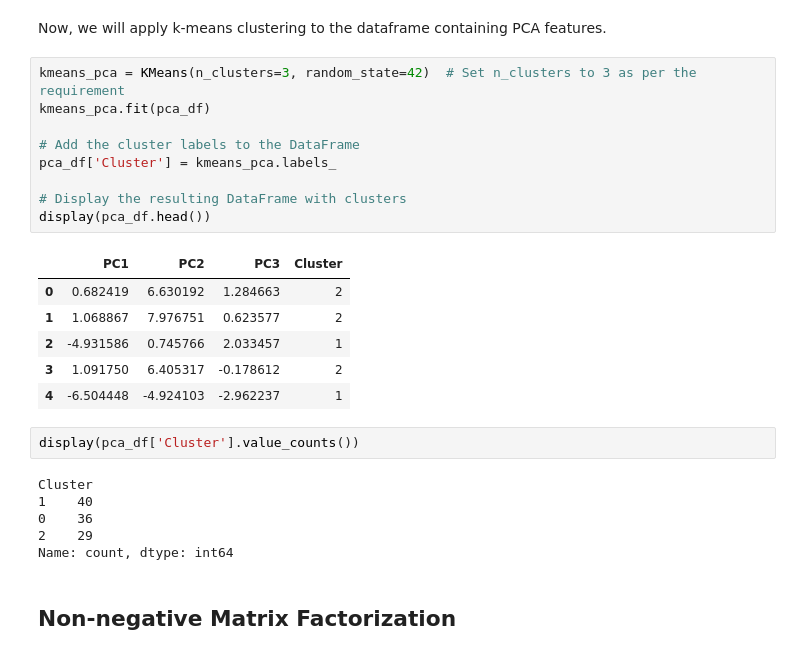
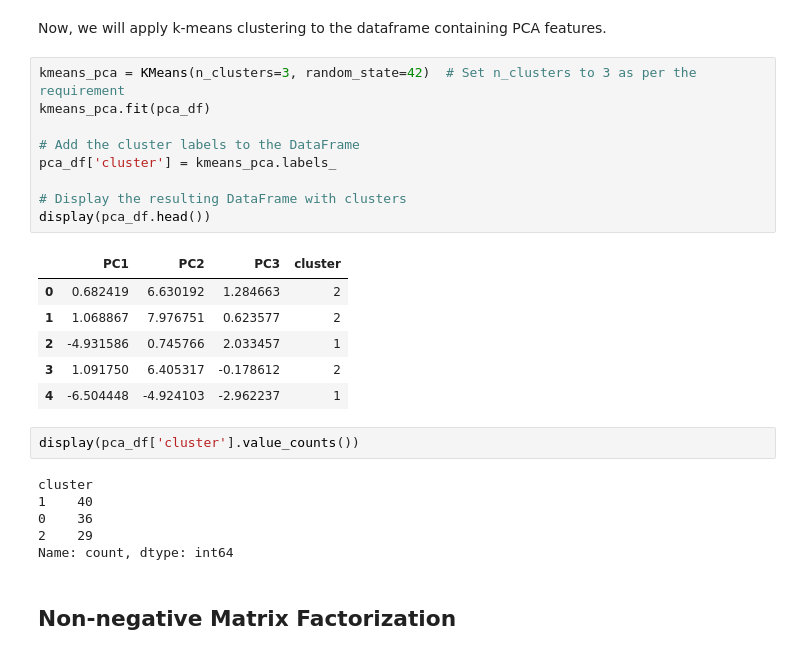
Before and after one commit to casperpriem05/ML, a Jupyter notebook: Opdracht_3/ML3_muziek_genres.ipynb, the cells around one changed output. Cells and saved outputs as stored; diff of their text form.

```diff
--- a/Opdracht_3/ML3_muziek_genres.ipynb
+++ b/Opdracht_3/ML3_muziek_genres.ipynb
@@ -1741,23 +1741,23 @@ Now, we will apply k-means clustering to the dataframe containing PCA features.
 # %%
 kmeans_pca = KMeans(n_clusters=3, random_state=42)  # Set n_clusters to 3 as per the requirement
 kmeans_pca.fit(pca_df)
 
 # Add the cluster labels to the DataFrame
-pca_df['Cluster'] = kmeans_pca.labels_
+pca_df['cluster'] = kmeans_pca.labels_
 
 # Display the resulting DataFrame with clusters
 display(pca_df.head())
 # %% [output]
-|  | PC1 | PC2 | PC3 | Cluster |
+|  | PC1 | PC2 | PC3 | cluster |
 | 0 | 0.682419 | 6.630192 | 1.284663 | 2 |
 | 1 | 1.068867 | 7.976751 | 0.623577 | 2 |
 | 2 | -4.931586 | 0.745766 | 2.033457 | 1 |
 | 3 | 1.091750 | 6.405317 | -0.178612 | 2 |
 | 4 | -6.504448 | -4.924103 | -2.962237 | 1 |
 # %%
-display(pca_df['Cluster'].value_counts())
+display(pca_df['cluster'].value_counts())
 # %% [output]
-Cluster
+cluster
 1    40
 0    36
 2    29
```
Also changed, not shown: parts of 8 cells of this notebook.
